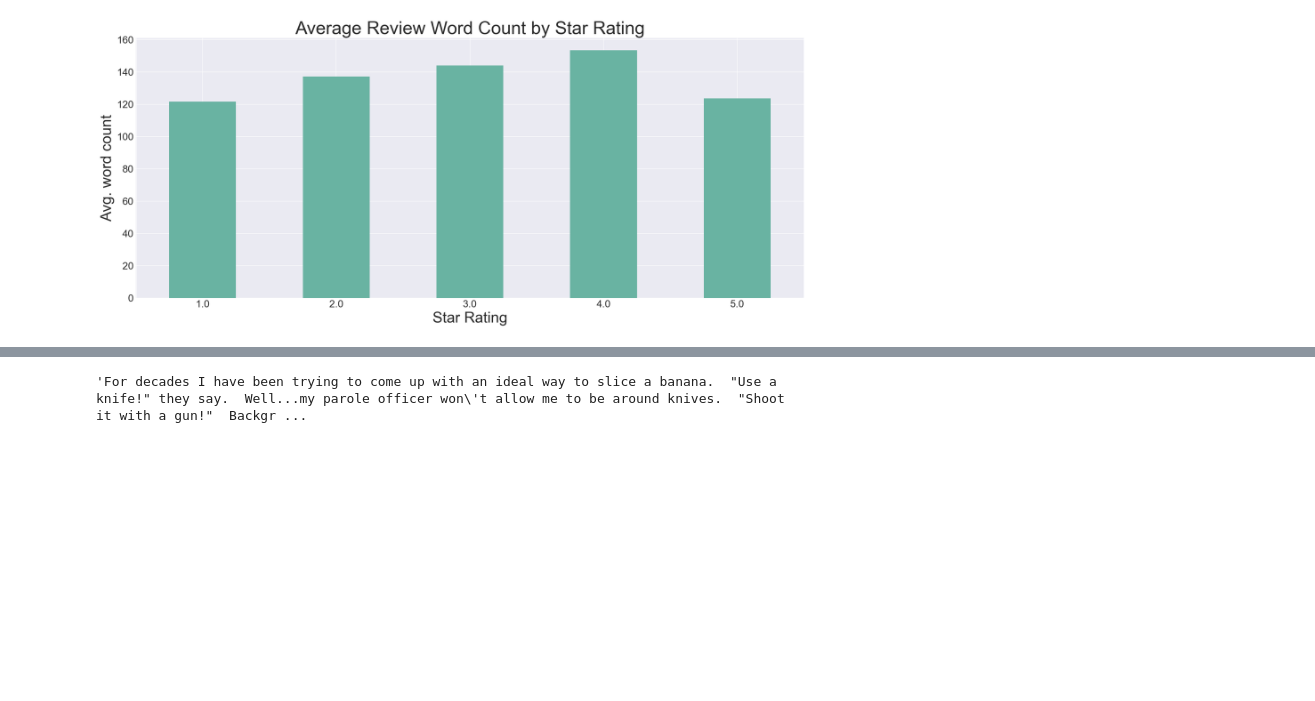
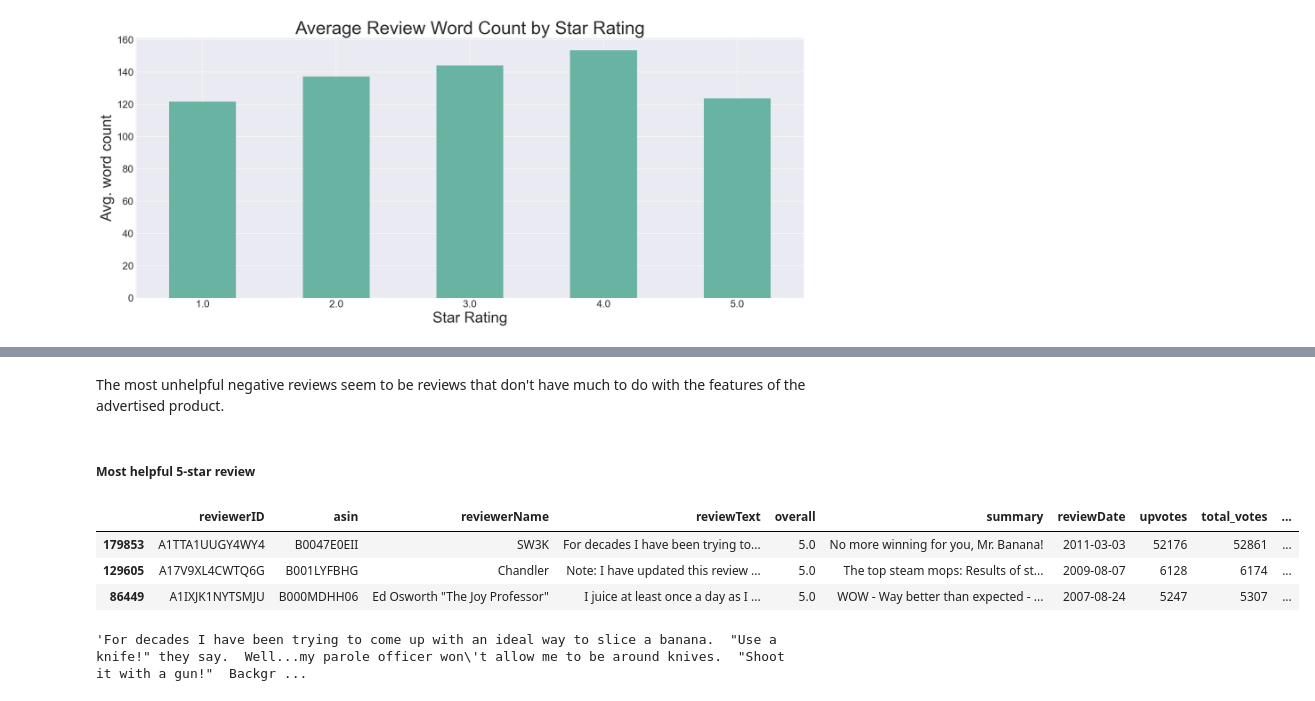
Before and after one commit to doosey33/Capstone-Project, a Jupyter notebook: Amazon-Reviews-EDA.ipynb, the cells around one changed output, grey strips where cells are left out. Saved outputs shown, nothing was run; the diff lists cells and outputs as text; code cells hidden in the pictures; blank space fills up the shorter version.

```diff
--- a/Amazon-Reviews-EDA.ipynb
+++ b/Amazon-Reviews-EDA.ipynb
@@ -392 +385,12 @@ votes_df[votes_df['total_votes'] == max(votes_df['total_votes'])]
+# %% [markdown]
+The most unhelpful negative reviews seem to be reviews that don't have much to do with the features of the advertised product.
+# %% [markdown]
+##### Most helpful 5-star review
+# %%
+votes_df[votes_df['ratio'] != 1].sort_values(by=['total_votes', 'ratio'], ascending=False).head(3)
+# %% [output]
+|  | reviewerID | asin | reviewerName | reviewText | overall | summary | reviewDate | upvotes | total_votes | ... |
+| 179853 | A1TTA1UUGY4WY4 | B0047E0EII | SW3K | For decades I have been trying to... | 5.0 | No more winning for you, Mr. Banana! | 2011-03-03 | 52176 | 52861 | ... |
+| 129605 | A17V9XL4CWTQ6G | B001LYFBHG | Chandler | Note: I have updated this review ... | 5.0 | The top steam mops: Results of st... | 2009-08-07 | 6128 | 6174 | ... |
+| 86449 | A1IXJK1NYTSMJU | B000MDHH06 | Ed Osworth "The Joy Professor" | I juice at least once a day as I ... | 5.0 | WOW - Way better than expected - ... | 2007-08-24 | 5247 | 5307 | ... |
 # %%
```
Also changed, not shown: parts of 50 cells of this notebook, 13 other files.
